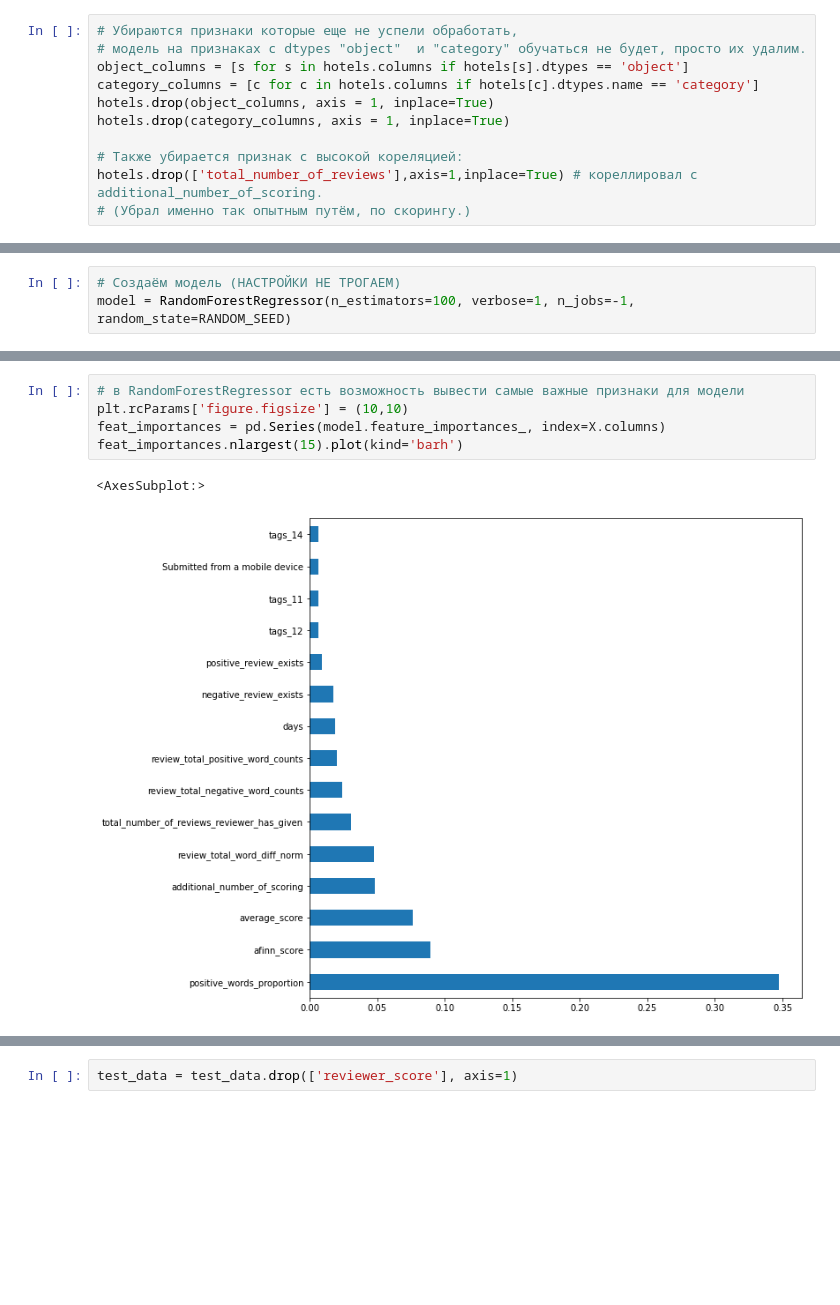
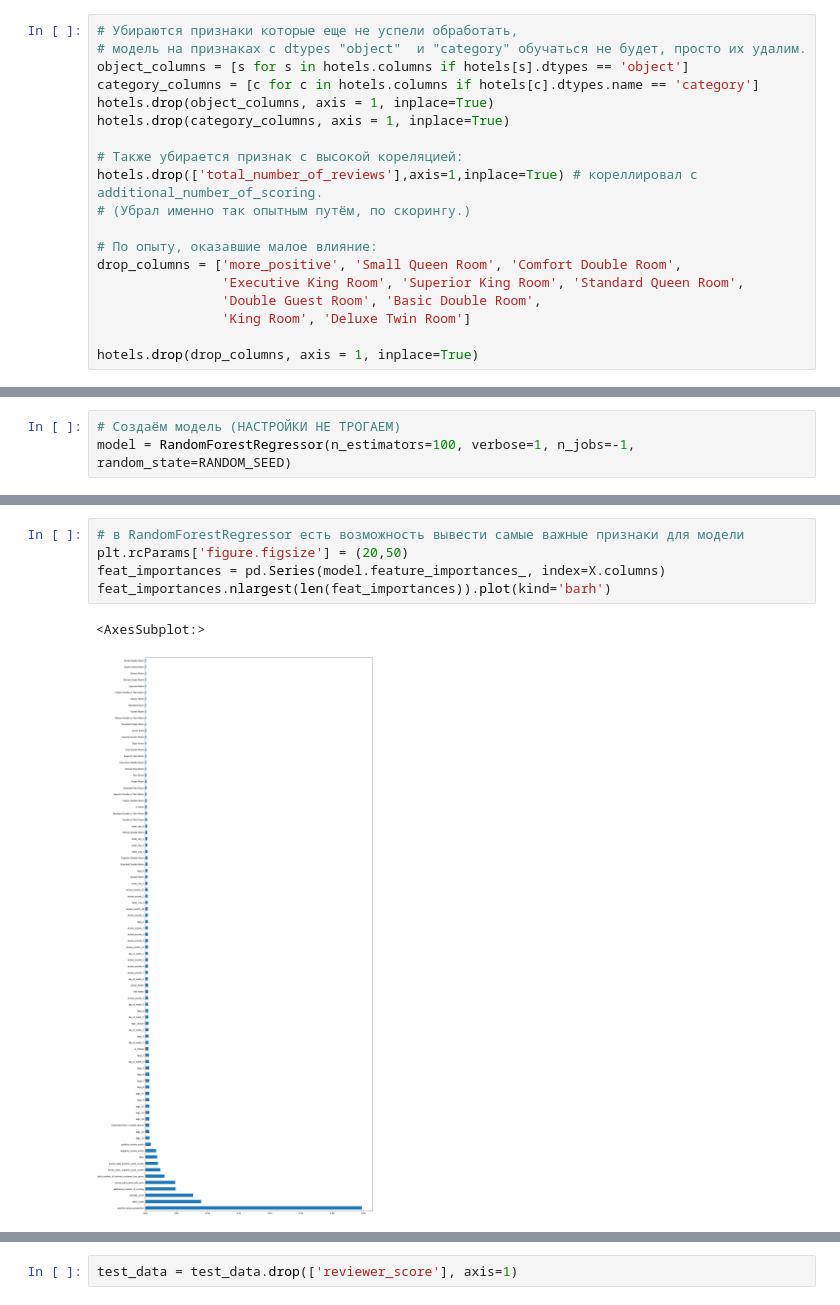
Before and after one commit to Motoborg/Kaggle_Project_3_Hotels, a Jupyter notebook: proj-3-hotels.ipynb, the cells around one changed output, grey strips where cells are left out. Cells and saved outputs as stored; diff of their text form; blank space fills up the shorter version.

Commit message:
Kaggle Notebook | Proj_3_hotels | del 10 small features

```diff
--- a/proj-3-hotels.ipynb
+++ b/proj-3-hotels.ipynb
@@ -734,6 +736,14 @@ hotels.drop(category_columns, axis = 1, inplace=True)
 # Также убирается признак с высокой кореляцией:
 hotels.drop(['total_number_of_reviews'],axis=1,inplace=True) # кореллировал с additional_number_of_scoring.
 # (Убрал именно так опытным путём, по скорингу.)
+
+# По опыту, оказавшие малое влияние:
+drop_columns = ['more_positive', 'Small Queen Room', 'Comfort Double Room',
+                'Executive King Room', 'Superior King Room', 'Standard Queen Room',
+                'Double Guest Room', 'Basic Double Room',
+                'King Room', 'Deluxe Twin Room']
+
+hotels.drop(drop_columns, axis = 1, inplace=True)
 # %%
 # для корреляции с непрерывными признаками будем использовать метод Пирсона
 corr = hotels.corr(method='pearson')
@@ -800,11 +810,11 @@ MAE: 0.8861335328924811
 # %%
 # в RandomForestRegressor есть возможность вывести самые важные признаки для модели
-plt.rcParams['figure.figsize'] = (10,10)
+plt.rcParams['figure.figsize'] = (20,50)
 feat_importances = pd.Series(model.feature_importances_, index=X.columns)
-feat_importances.nlargest(15).plot(kind='barh')
+feat_importances.nlargest(len(feat_importances)).plot(kind='barh')
 # %% [output]
 <AxesSubplot:>
-[figure, old version]
+[figure, new version]
 # %%
 test_data.sample(10)
 # %% [output]
```
Also changed, not shown: parts of 12 cells of this notebook.
